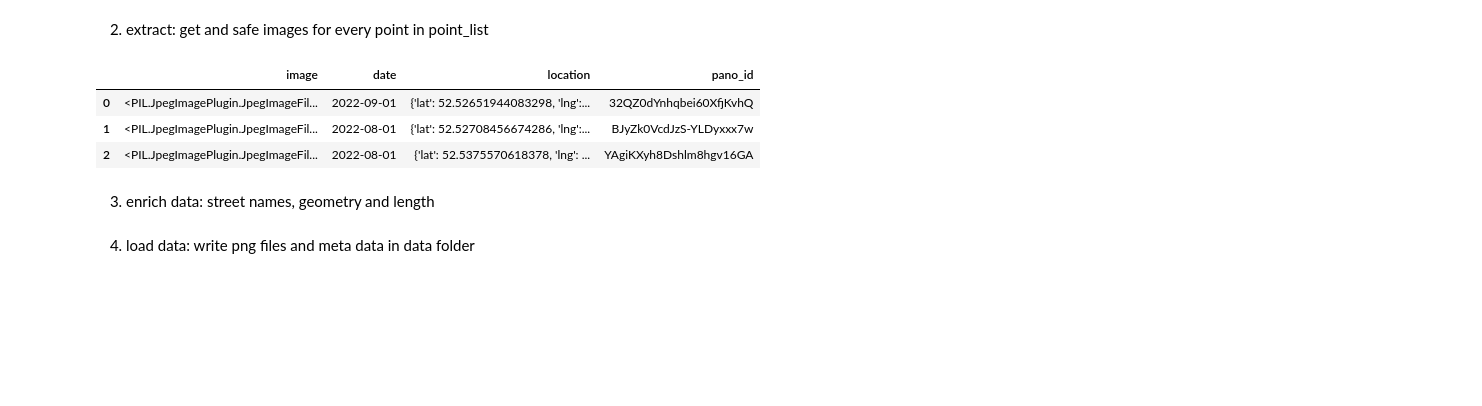
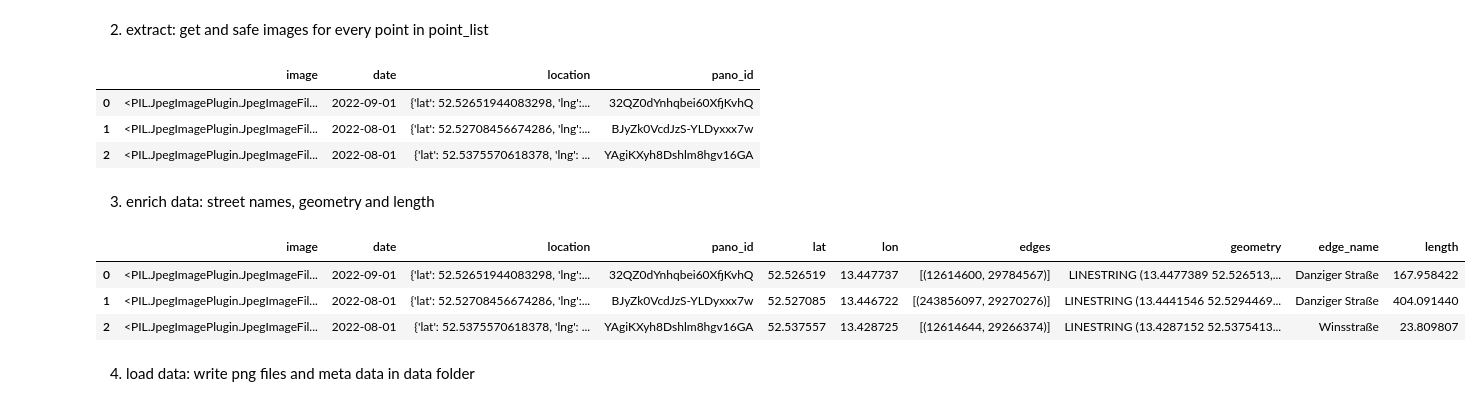
Before and after one commit to LukasKochRuchay/green_view_index, a Jupyter notebook: notebooks/01_extract_data.ipynb, the cells around one changed output. Saved outputs shown, nothing was run; the diff lists cells and outputs as text; code cells hidden in the pictures; blank space fills up the shorter version.

```diff
--- a/notebooks/01_extract_data.ipynb
+++ b/notebooks/01_extract_data.ipynb
@@ -105,6 +105,12 @@ df['length'] = df['geometry'].apply(lambda geom: geom.length)
 df['length'] = df['geometry'].apply(length_in_meters)
 # %%
 df['date'] = pd.to_datetime(df['date'])
+df.head(3)
+# %% [output]
+|  | image | date | location | pano_id | lat | lon | edges | geometry | edge_name | length |
+| 0 | <PIL.JpegImagePlugin.JpegImageFil... | 2022-09-01 | {'lat': 52.52651944083298, 'lng':... | 32QZ0dYnhqbei60XfjKvhQ | 52.526519 | 13.447737 | [(12614600, 29784567)] | LINESTRING (13.4477389 52.526513,... | Danziger Straße | 167.958422 |
+| 1 | <PIL.JpegImagePlugin.JpegImageFil... | 2022-08-01 | {'lat': 52.52708456674286, 'lng':... | BJyZk0VcdJzS-YLDyxxx7w | 52.527085 | 13.446722 | [(243856097, 29270276)] | LINESTRING (13.4441546 52.5294469... | Danziger Straße | 404.091440 |
+| 2 | <PIL.JpegImagePlugin.JpegImageFil... | 2022-08-01 | {'lat': 52.5375570618378, 'lng': ... | YAgiKXyh8Dshlm8hgv16GA | 52.537557 | 13.428725 | [(12614644, 29266374)] | LINESTRING (13.4287152 52.5375413... | Winsstraße | 23.809807 |
 # %% [markdown]
 4. load data: write png files and meta data in data folder
 # %%
```
